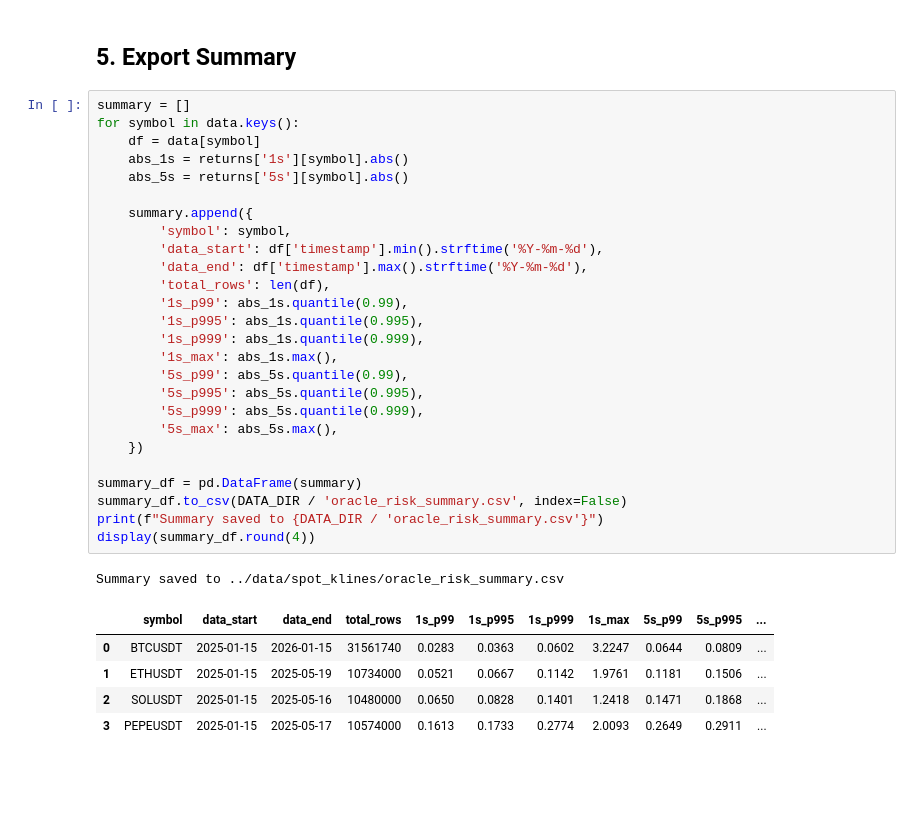
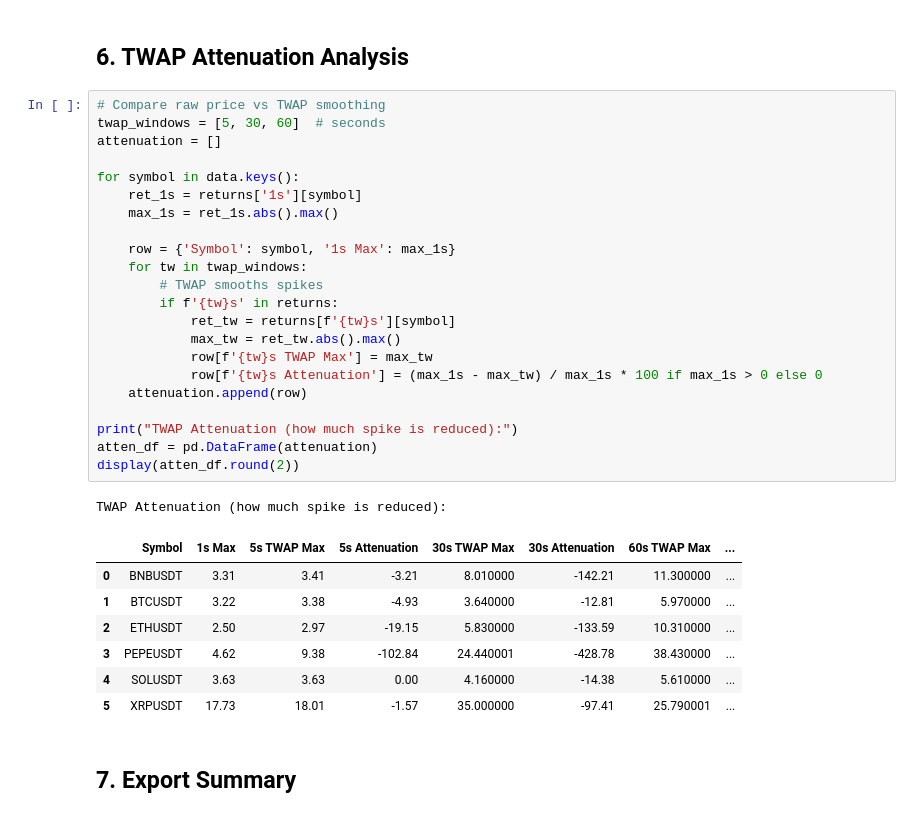
Before and after one commit to degenRobot/clob-risk-modelling, a Jupyter notebook: risk-model/notebooks/04_oracle_risks_executed.ipynb, the cells around one changed output. Saved outputs shown, nothing was run; the diff lists cells and outputs as text; blank space fills up the shorter version.

```diff
--- a/risk-model/notebooks/04_oracle_risks_executed.ipynb
+++ b/risk-model/notebooks/04_oracle_risks_executed.ipynb
@@ -178,35 +173,35 @@ plt.show()
+# %% [markdown]
+## 6. TWAP Attenuation Analysis
+# %%
+# Compare raw price vs TWAP smoothing
+twap_windows = [5, 30, 60]  # seconds
+attenuation = []
+
+for symbol in data.keys():
+    ret_1s = returns['1s'][symbol]
+    max_1s = ret_1s.abs().max()
+
+    row = {'Symbol': symbol, '1s Max': max_1s}
+    for tw in twap_windows:
+        # TWAP smooths spikes
+        if f'{tw}s' in returns:
+            ret_tw = returns[f'{tw}s'][symbol]
+            max_tw = ret_tw.abs().max()
+            row[f'{tw}s TWAP Max'] = max_tw
+            row[f'{tw}s Attenuation'] = (max_1s - max_tw) / max_1s * 100 if max_1s > 0 else 0
+    attenuation.append(row)
+
+print("TWAP Attenuation (how much spike is reduced):")
+atten_df = pd.DataFrame(attenuation)
+display(atten_df.round(2))
+# %% [output]
+TWAP Attenuation (how much spike is reduced):
+|  | Symbol | 1s Max | 5s TWAP Max | 5s Attenuation | 30s TWAP Max | 30s Attenuation | 60s TWAP Max | ... |
+| 0 | BNBUSDT | 3.31 | 3.41 | -3.21 | 8.010000 | -142.21 | 11.300000 | ... |
+| 1 | BTCUSDT | 3.22 | 3.38 | -4.93 | 3.640000 | -12.81 | 5.970000 | ... |
+| 2 | ETHUSDT | 2.50 | 2.97 | -19.15 | 5.830000 | -133.59 | 10.310000 | ... |
+| 3 | PEPEUSDT | 4.62 | 9.38 | -102.84 | 24.440001 | -428.78 | 38.430000 | ... |
+| 4 | SOLUSDT | 3.63 | 3.63 | 0.00 | 4.160000 | -14.38 | 5.610000 | ... |
+| 5 | XRPUSDT | 17.73 | 18.01 | -1.57 | 35.000000 | -97.41 | 25.790001 | ... |
 # %% [markdown]
-## 5. Export Summary
+## 7. Export Summary
-# %%
-summary = []
-for symbol in data.keys():
-    df = data[symbol]
-    abs_1s = returns['1s'][symbol].abs()
-    abs_5s = returns['5s'][symbol].abs()
-
-    summary.append({
-        'symbol': symbol,
-        'data_start': df['timestamp'].min().strftime('%Y-%m-%d'),
-        'data_end': df['timestamp'].max().strftime('%Y-%m-%d'),
-        'total_rows': len(df),
-        '1s_p99': abs_1s.quantile(0.99),
-        '1s_p995': abs_1s.quantile(0.995),
-        '1s_p999': abs_1s.quantile(0.999),
-        '1s_max': abs_1s.max(),
-        '5s_p99': abs_5s.quantile(0.99),
-        '5s_p995': abs_5s.quantile(0.995),
-        '5s_p999': abs_5s.quantile(0.999),
-        '5s_max': abs_5s.max(),
-    })
-
-summary_df = pd.DataFrame(summary)
-summary_df.to_csv(DATA_DIR / 'oracle_risk_summary.csv', index=False)
-print(f"Summary saved to {DATA_DIR / 'oracle_risk_summary.csv'}")
-display(summary_df.round(4))
-# %% [output]
-Summary saved to ../data/spot_klines/oracle_risk_summary.csv
-|  | symbol | data_start | data_end | total_rows | 1s_p99 | 1s_p995 | 1s_p999 | 1s_max | 5s_p99 | 5s_p995 | ... |
-| 0 | BTCUSDT | 2025-01-15 | 2026-01-15 | 31561740 | 0.0283 | 0.0363 | 0.0602 | 3.2247 | 0.0644 | 0.0809 | ... |
-| 1 | ETHUSDT | 2025-01-15 | 2025-05-19 | 10734000 | 0.0521 | 0.0667 | 0.1142 | 1.9761 | 0.1181 | 0.1506 | ... |
-| 2 | SOLUSDT | 2025-01-15 | 2025-05-16 | 10480000 | 0.0650 | 0.0828 | 0.1401 | 1.2418 | 0.1471 | 0.1868 | ... |
-| 3 | PEPEUSDT | 2025-01-15 | 2025-05-17 | 10574000 | 0.1613 | 0.1733 | 0.2774 | 2.0093 | 0.2649 | 0.2911 | ... |
```
Also changed, not shown: parts of 20 cells of this notebook, 15 other files.
